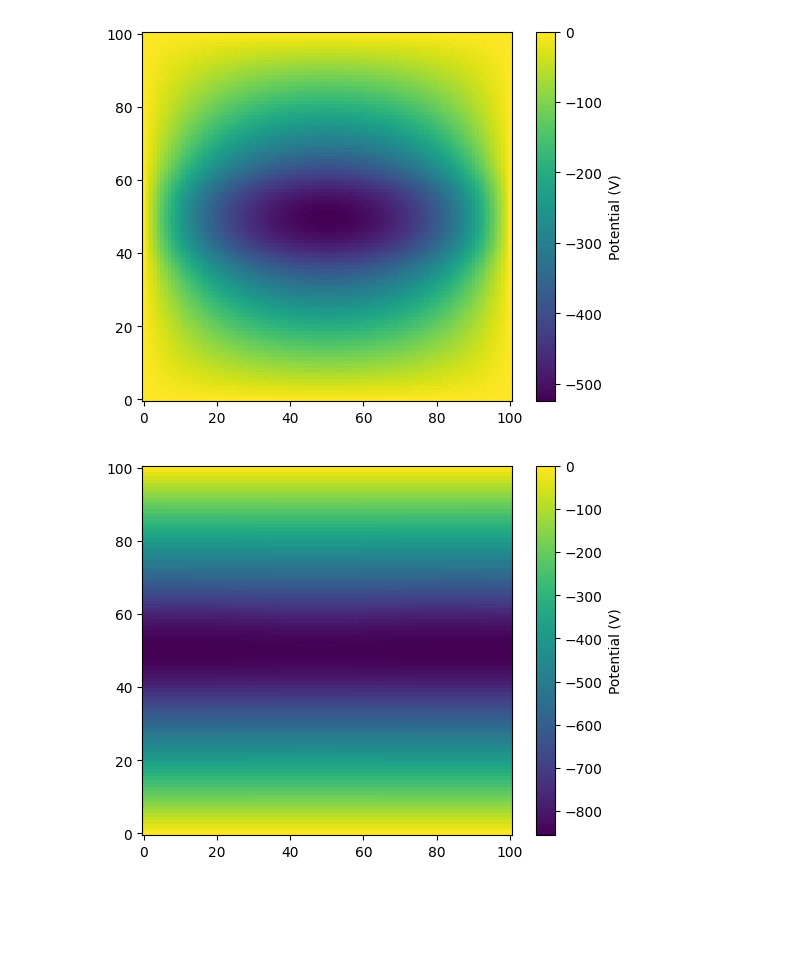
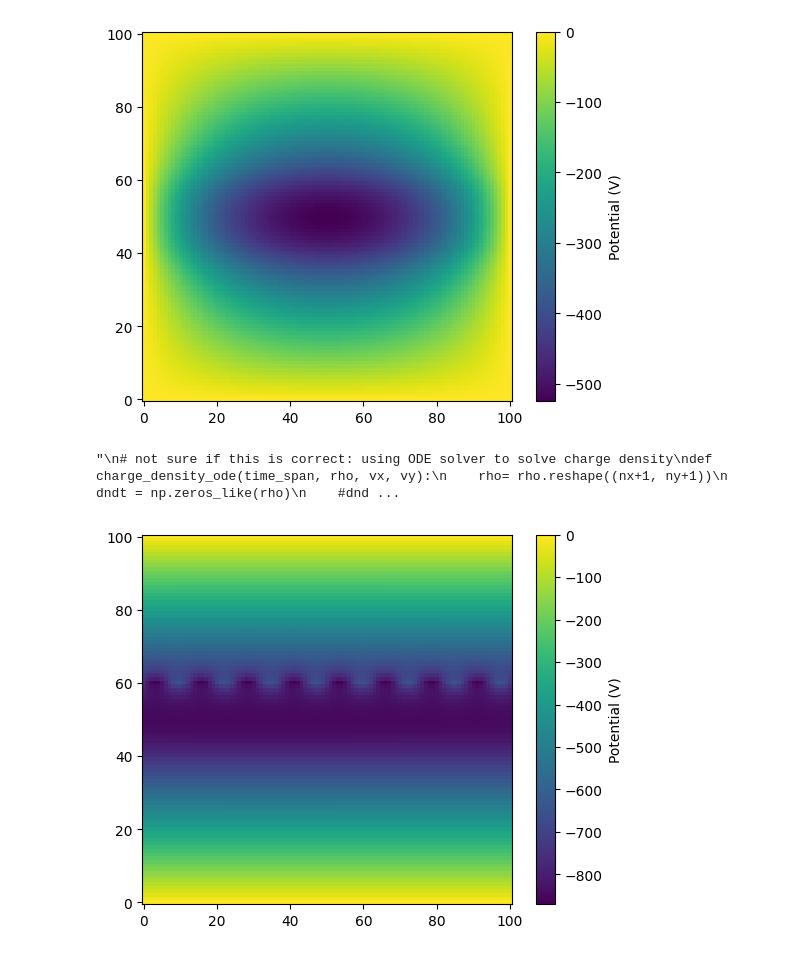
Before and after one commit to daisyabcxyz/Capstone-2025-2026, a Jupyter notebook: Matrix Inversion of Poisson.ipynb, the cells around one changed output. Saved outputs shown, nothing was run; the diff lists cells and outputs as text; code cells hidden in the pictures; blank space fills up the shorter version.

```diff
--- a/Matrix Inversion of Poisson.ipynb
+++ b/Matrix Inversion of Poisson.ipynb
@@ -187,40 +191,46 @@ def forward_euler_charge_density(rho, vx, vy, dt):
 # solve Poisson equation with Matrix Inversion
 rho = np.zeros([nx+1,ny+1],float)
 rho[40:60,:] = 1e12* (1.6e-19) #C/m^2
-rho[60,:] = 1e12* (1.6e-19) + 1e-7 *np.sin(0.1*x)
+X_exp, Y_exp= X[:,:],Y[:,:]
+rho[60,:] = 1e12* (1.6e-19) + 1e-5 *np.sin(0.5*x)
 plt.imshow(rho, origin = 'lower')
 
 phi = solve_poisson_1(rho)
 plt.imshow(phi, origin = 'lower')
 plt.colorbar(label="Potential (V)",shrink=1)
+#ax.streamplot(X, Y, Ex, Ey, color="white", linewidth=1, cmap=plt.cm.inferno,
+#              density=1.5, arrowstyle='->', arrowsize=1.5)
 
+'''
 # not sure if this is correct: using ODE solver to solve charge density
 def charge_density_ode(time_span, rho, vx, vy):
     rho= rho.reshape((nx+1, ny+1))
     dndt = np.zeros_like(rho)
     #dndt[0, :] = 0
     #dndt[nx, :] = 0
 
     for i in range(1, nx):
         for j in range(1, ny):
             dndt[i, j] = - ( (rho[i + 1, j] * vx[i + 1, j] - rho[i - 1, j] * vx[i - 1, j]) / (2 * delta) +
                              (rho[i, j + 1] * vy[i, j + 1] - rho[i, j - 1] * vy[i, j - 1]) / (2 * delta) )
     return dndt.flatten()
 
 def solve_rho_ode(vx,vy,rho):
     #vx, vy = velocity(Ex, Ey, B)
     time_span = (0.0, 0.01)
     time_intervals = np.linspace(0.0, 0.01,20)
     rho_0 = rho.flatten()
     sol = solve_ivp(charge_density_ode, time_span, rho_0, method='BDF', t_eval=time_intervals, args=(vx, vy))
     rho_new = sol.y[:,0]
     return rho_new.reshape(nx+1, ny+1)
 
 Ex, Ey = electric_field(phi)
 vx, vy = velocity(Ex, Ey, B)
-#plt.imshow(solve_rho_ode(vx,vy,rho), origin = 'lower')
+plt.imshow(solve_rho_ode(vx,vy,rho), origin = 'lower')
+'''
 # %% [output]
+"\n# not sure if this is correct: using ODE solver to solve charge density\ndef charge_density_ode(time_span, rho, vx, vy):\n    rho= rho.reshape((nx+1, ny+1))\n    dndt = np.zeros_like(rho)\n    #dnd ...
-[figure, old version]
+[figure, new version]
 # %%
 plt.imshow(rho, origin = 'lower')
 plt.colorbar(label="Charge Density (C/m^2)",shrink=1)
```
Also changed, not shown: parts of 5 cells of this notebook.
